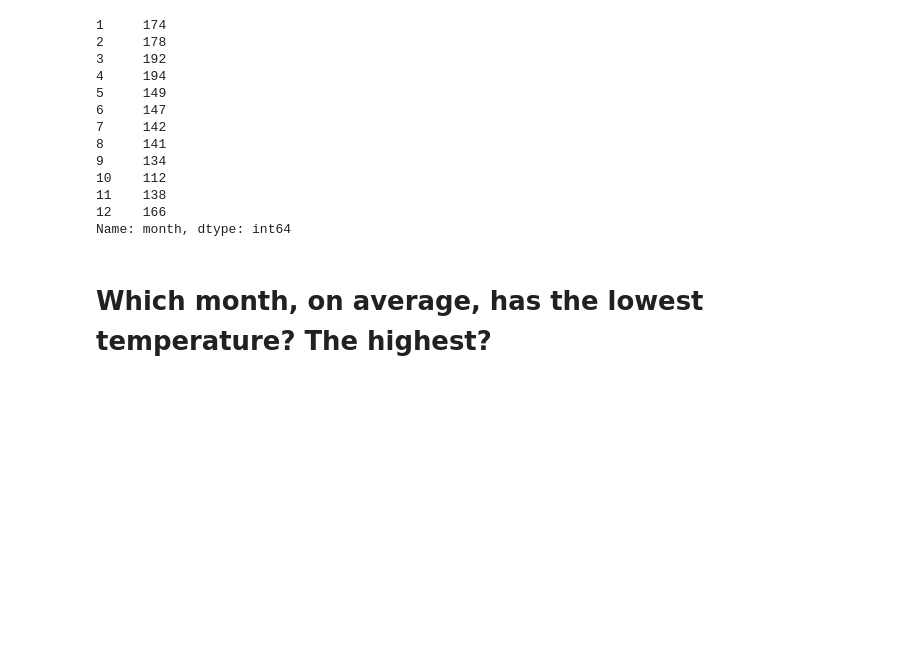
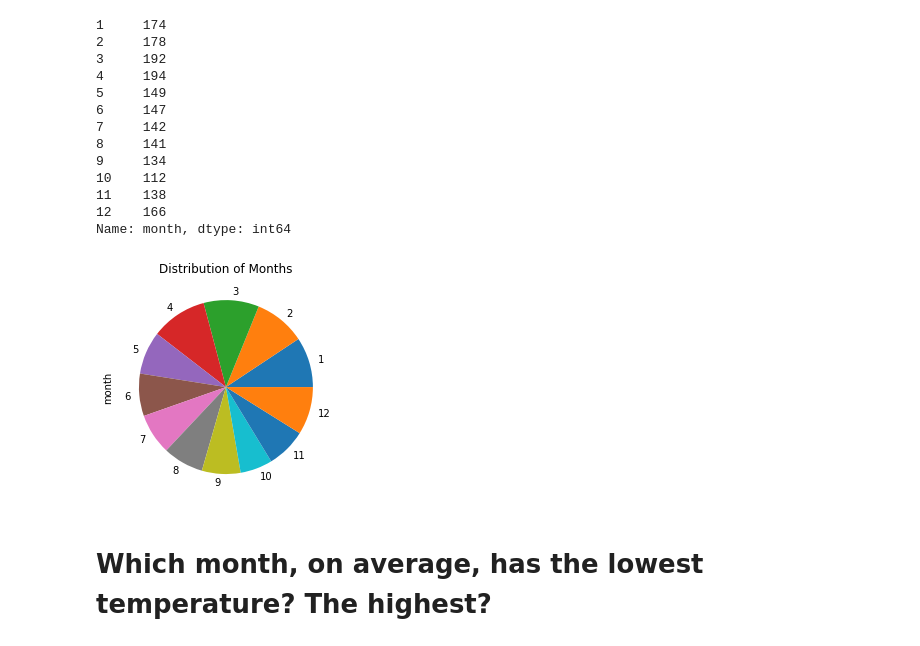
Before and after one commit to Master-Leo/Web-Scraping-Challenge, a Jupyter notebook: mars_data_challenge_part_2.ipynb, the cells around one changed output. Saved outputs shown, nothing was run; the diff lists cells and outputs as text; code cells hidden in the pictures; blank space fills up the shorter version.

```diff
--- a/mars_data_challenge_part_2.ipynb
+++ b/mars_data_challenge_part_2.ipynb
@@ -116,6 +116,12 @@ total_months.sort_index()
 11    138
 12    166
 Name: month, dtype: int64
+# %%
+
+total_months.sort_index().plot.pie(title="Distribution of Months")
+plt.show()
+# %% [output]
+[figure, added]
 # %% [markdown]
 # Which month, on average, has the lowest temperature? The highest?
 # %%
```
Also changed, not shown: parts of 2 cells of this notebook.
